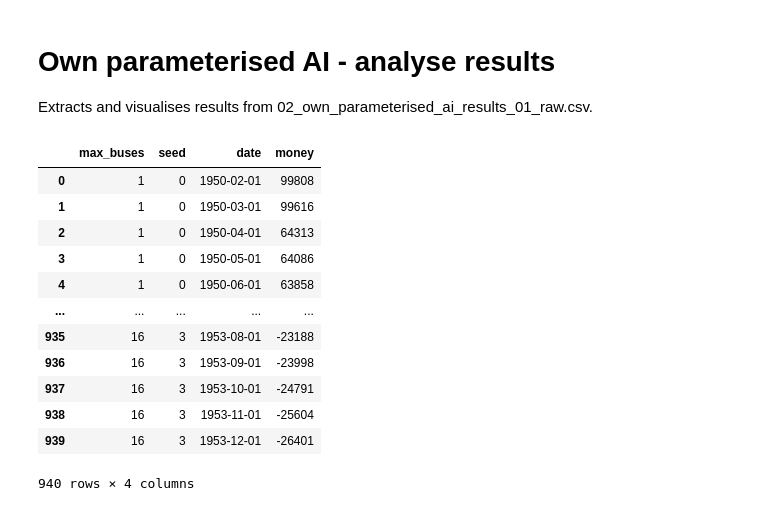
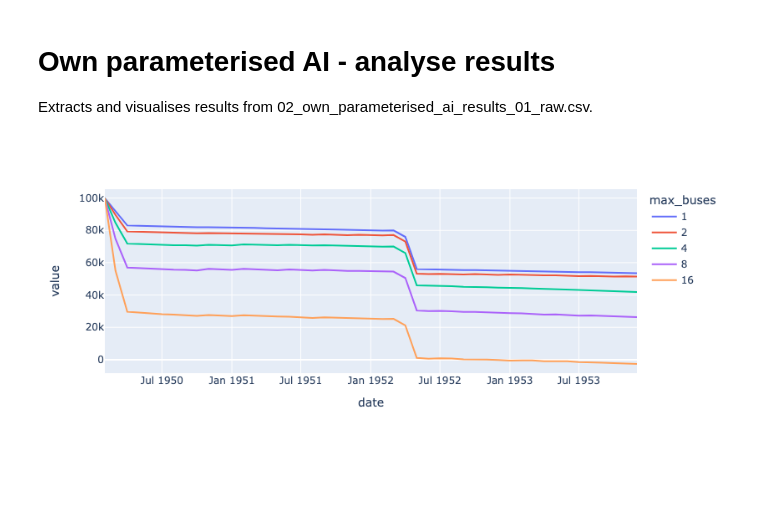
Before and after one commit to michalc/OpenTTDLab-MSc-Dissertation, a Jupyter notebook: notebooks/02_own_parameterised_ai_02_analyse_results.ipynb, the cells around one changed output. Saved outputs shown, nothing was run; the diff lists cells and outputs as text; code cells hidden in the pictures; blank space fills up the shorter version.

Commit message:
Updates to own parameterised

```diff
--- a/notebooks/02_own_parameterised_ai_02_analyse_results.ipynb
+++ b/notebooks/02_own_parameterised_ai_02_analyse_results.ipynb
@@ -9,25 +9,16 @@ import plotly.express as px
 import numpy as np
 # %%
 df = pd.read_csv('02_own_parameterised_ai_results_01_raw.csv', parse_dates=[2])
-df
-# %% [output]
-|  | max_buses | seed | date | money |
-| 0 | 1 | 0 | 1950-02-01 | 99808 |
-| 1 | 1 | 0 | 1950-03-01 | 99616 |
-| 2 | 1 | 0 | 1950-04-01 | 64313 |
-| 3 | 1 | 0 | 1950-05-01 | 64086 |
-| 4 | 1 | 0 | 1950-06-01 | 63858 |
-| ... | ... | ... | ... | ... |
-| 935 | 16 | 3 | 1953-08-01 | -23188 |
-| 936 | 16 | 3 | 1953-09-01 | -23998 |
-| 937 | 16 | 3 | 1953-10-01 | -24791 |
-| 938 | 16 | 3 | 1953-11-01 | -25604 |
-| 939 | 16 | 3 | 1953-12-01 | -26401 |
-940 rows × 4 columns
 # %%
+df = pd.read_csv('02_own_parameterised_ai_results_01_raw.csv', parse_dates=[2])
 df_to_group = df.groupby(['max_buses', 'date'])
 df_mean_standard_deviation = pd.concat([
     df_to_group.agg('mean')['money'].rename('mean'),
     df_to_group.agg('std')['money'].rename('standard_deviation'),
-], axis=1).stack().unstack(level=0).unstack(level=1)
-df_mean_standard_deviation.to_csv('02_own_parameterised_ai_results_02_mean_standard_deviation.csv', index=False)
+], axis=1).stack().unstack(level=2).unstack(level=0)
+df_mean_standard_deviation.columns.set_names(['statistic', 'max_buses'], inplace=True)
+df_mean_standard_deviation.to_csv('02_own_parameterised_ai_results_02_mean_standard_deviation.csv')
+# %%
+px.line(df_mean_standard_deviation["mean"])
+# %% [output]
+[figure, added]
```
Also changed, not shown: 2 other files.
